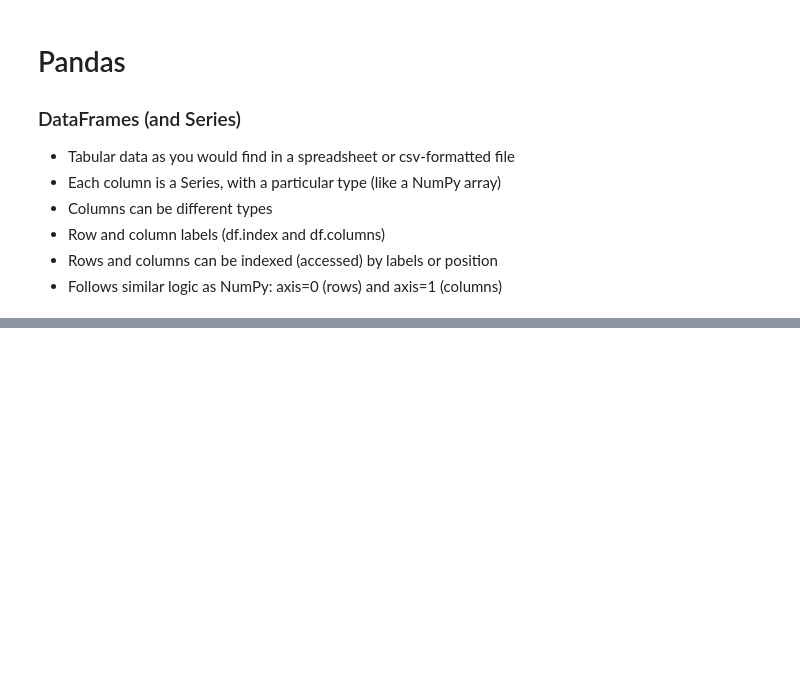
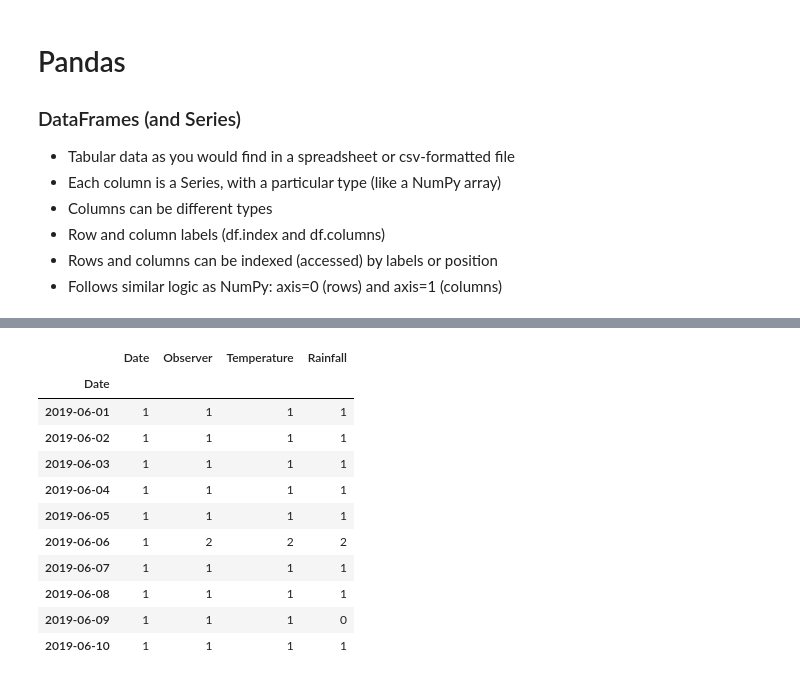
Before and after one commit to jyalim/RCworkshops, a Jupyter notebook: intro-python/slides/IntroPython.ipynb, the cells around one changed output, grey strips where cells are left out. Drawn from its saved outputs; the diff is of its cells as text; code cells hidden in the pictures; blank space fills up the shorter version.

```diff
--- a/intro-python/slides/IntroPython.ipynb
+++ b/intro-python/slides/IntroPython.ipynb
@@ -458,0 +431,15 @@ df.groupby('Observer').mean()   # an example of split-apply-combine
+# %%
+df.groupby('Date').nunique()
+# %% [output]
+|  | Date | Observer | Temperature | Rainfall |
+| Date |  |  |  |  |
+| 2019-06-01 | 1 | 1 | 1 | 1 |
+| 2019-06-02 | 1 | 1 | 1 | 1 |
+| 2019-06-03 | 1 | 1 | 1 | 1 |
+| 2019-06-04 | 1 | 1 | 1 | 1 |
+| 2019-06-05 | 1 | 1 | 1 | 1 |
+| 2019-06-06 | 1 | 2 | 2 | 2 |
+| 2019-06-07 | 1 | 1 | 1 | 1 |
+| 2019-06-08 | 1 | 1 | 1 | 1 |
+| 2019-06-09 | 1 | 1 | 1 | 0 |
+| 2019-06-10 | 1 | 1 | 1 | 1 |
```
Also changed, not shown: parts of 29 cells of this notebook.
